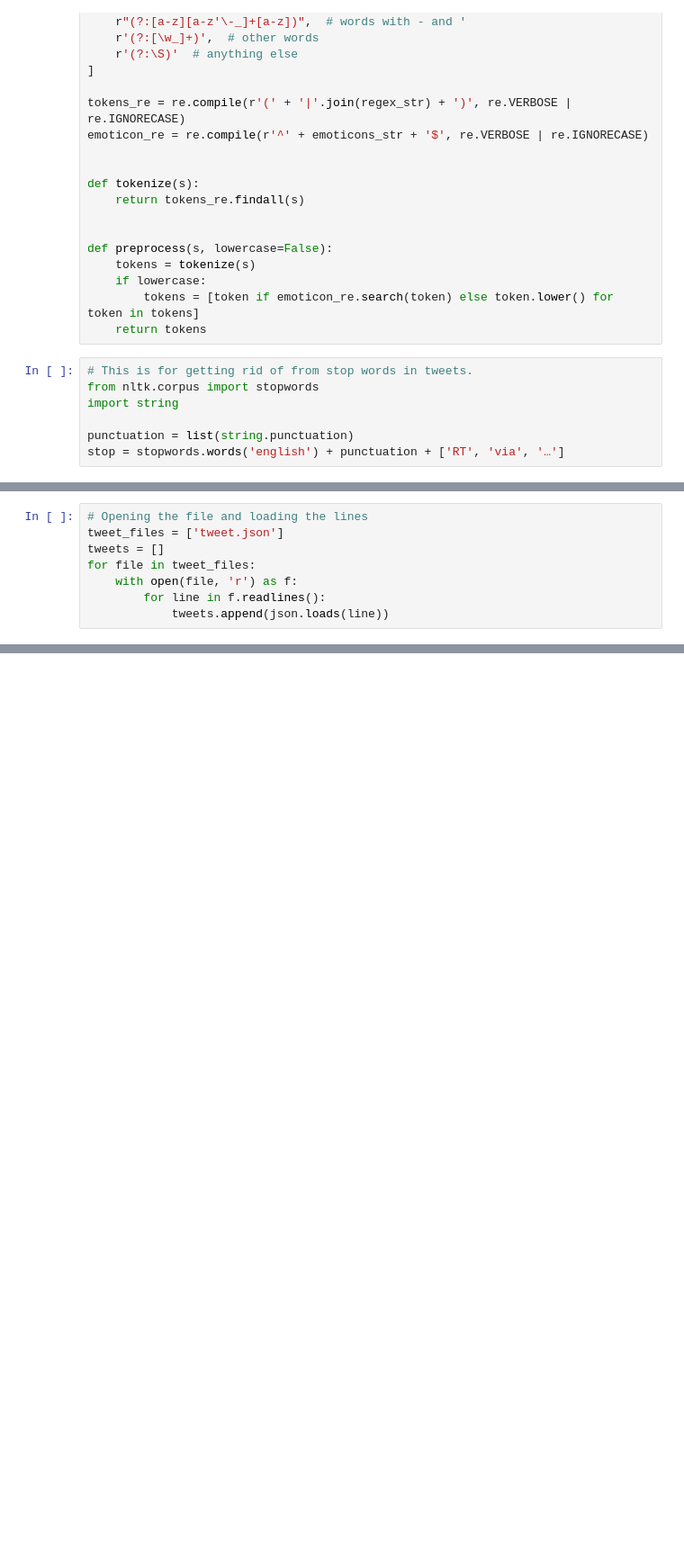
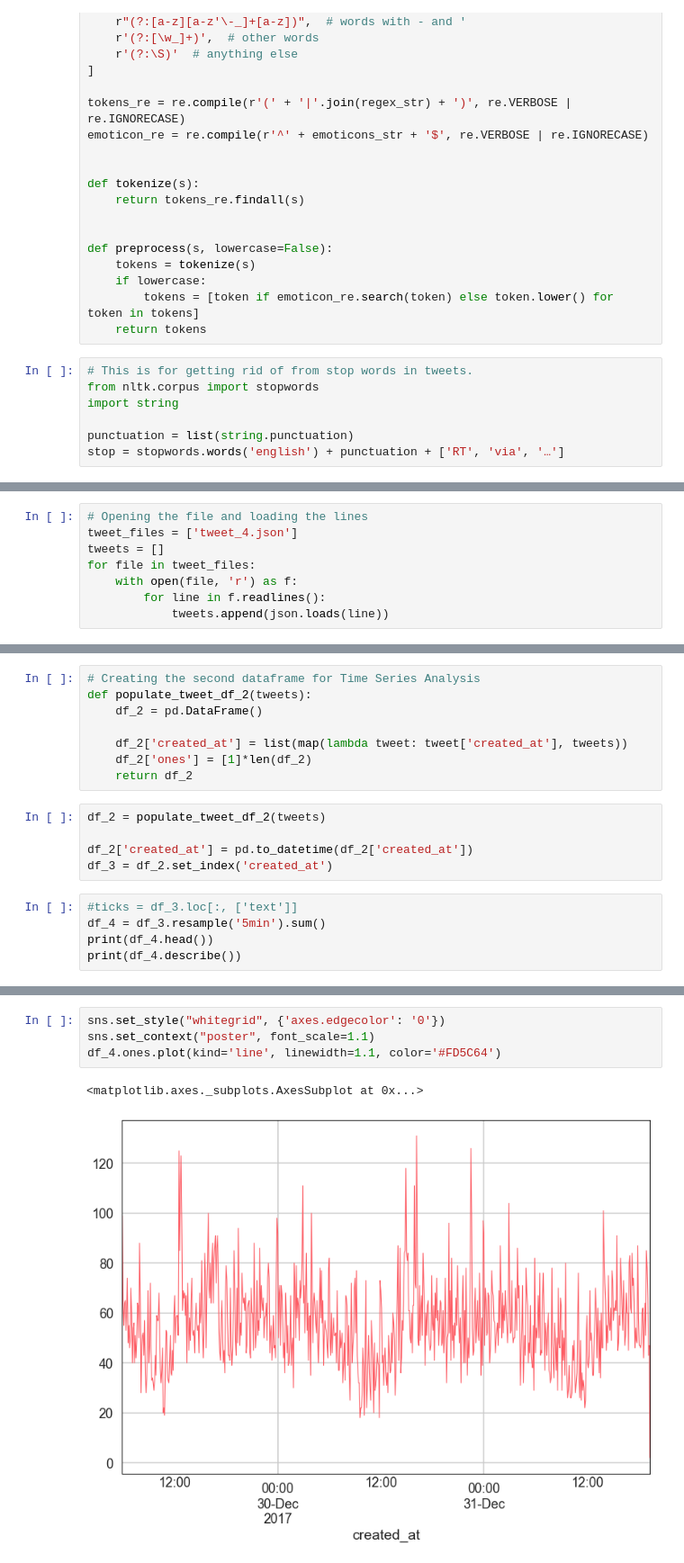
Before and after one commit to borgausifo/twitter_data_mining, a Jupyter notebook: tweet_jupyter_notebook.ipynb, the cells around one changed output, grey strips where cells are left out. Shown at 90% size. Drawn from its saved outputs; the diff is of its cells as text; blank space fills up the shorter version.

Commit message:
Added new code for time analysis

```diff
--- a/tweet_jupyter_notebook.ipynb
+++ b/tweet_jupyter_notebook.ipynb
@@ -127,6 +136,6 @@ with open(fname, 'r') as f:
 # %%
 # Opening the file and loading the lines
-tweet_files = ['tweet.json']
+tweet_files = ['tweet_4.json']
 tweets = []
 for file in tweet_files:
     with open(file, 'r') as f:
@@ -163,0 +171,18 @@ df.
+# %%
+# Creating the second dataframe for Time Series Analysis
+def populate_tweet_df_2(tweets):
+    df_2 = pd.DataFrame()
+
+    df_2['created_at'] = list(map(lambda tweet: tweet['created_at'], tweets))
+    df_2['ones'] = [1]*len(df_2)
+    return df_2
+# %%
+df_2 = populate_tweet_df_2(tweets)
+
+df_2['created_at'] = pd.to_datetime(df_2['created_at'])
+df_3 = df_2.set_index('created_at')
+# %%
+#ticks = df_3.loc[:, ['text']]
+df_4 = df_3.resample('5min').sum()
+print(df_4.head())
+print(df_4.describe())
@@ -163,0 +224,7 @@ df.
+# %%
+sns.set_style("whitegrid", {'axes.edgecolor': '0'})
+sns.set_context("poster", font_scale=1.1)
+df_4.ones.plot(kind='line', linewidth=1.1, color='#FD5C64')
+# %% [output]
+<matplotlib.axes._subplots.AxesSubplot at 0x...>
+[figure, added]
```
Also changed, not shown: parts of 13 cells of this notebook.
